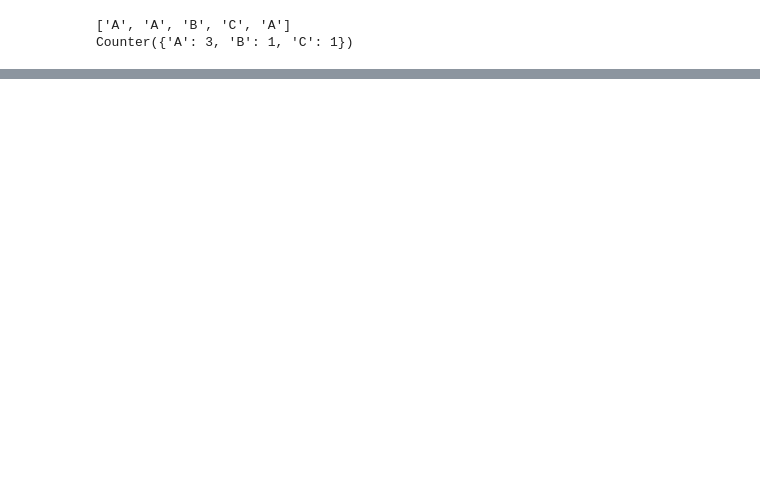
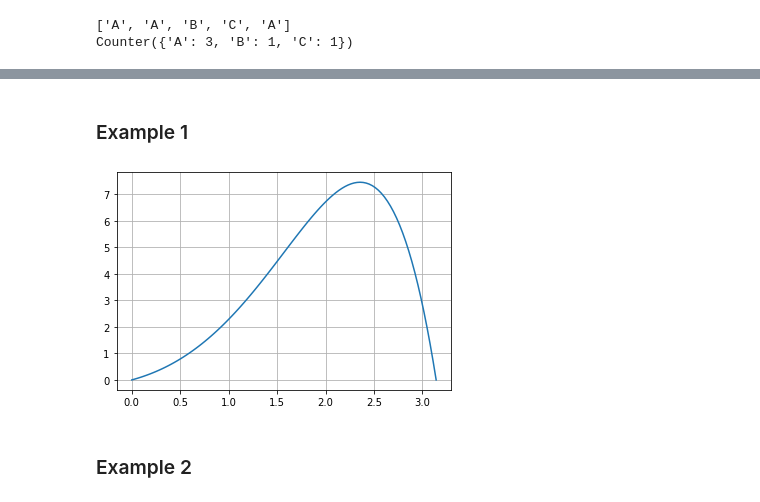
Before and after one commit to hansperu/repository-task52446, a Jupyter notebook: Python counts.ipynb, the cells around one changed output, grey strips where cells are left out. Saved outputs shown, nothing was run; the diff lists cells and outputs as text; code cells hidden in the pictures; blank space fills up the shorter version.

```diff
--- a/Python counts.ipynb
+++ b/Python counts.ipynb
@@ -80,0 +402,2 @@ Counter({'A': 3, 'B': 1, 'C': 1})
+# %% [markdown]
+### Example 1
@@ -80,0 +407,12 @@ Counter({'A': 3, 'B': 1, 'C': 1})
+# %%
+def f(x):
+    return np.exp(x) * np.sin(x)
+# %%
+x = np.linspace(0, np.pi, 101)
+plt.plot(x,f(x))
+plt.grid()
+plt.show()
+# %% [output]
+[figure, added]
+# %% [markdown]
+### Example 2
```
Also changed, not shown: parts of 66 cells of this notebook.
